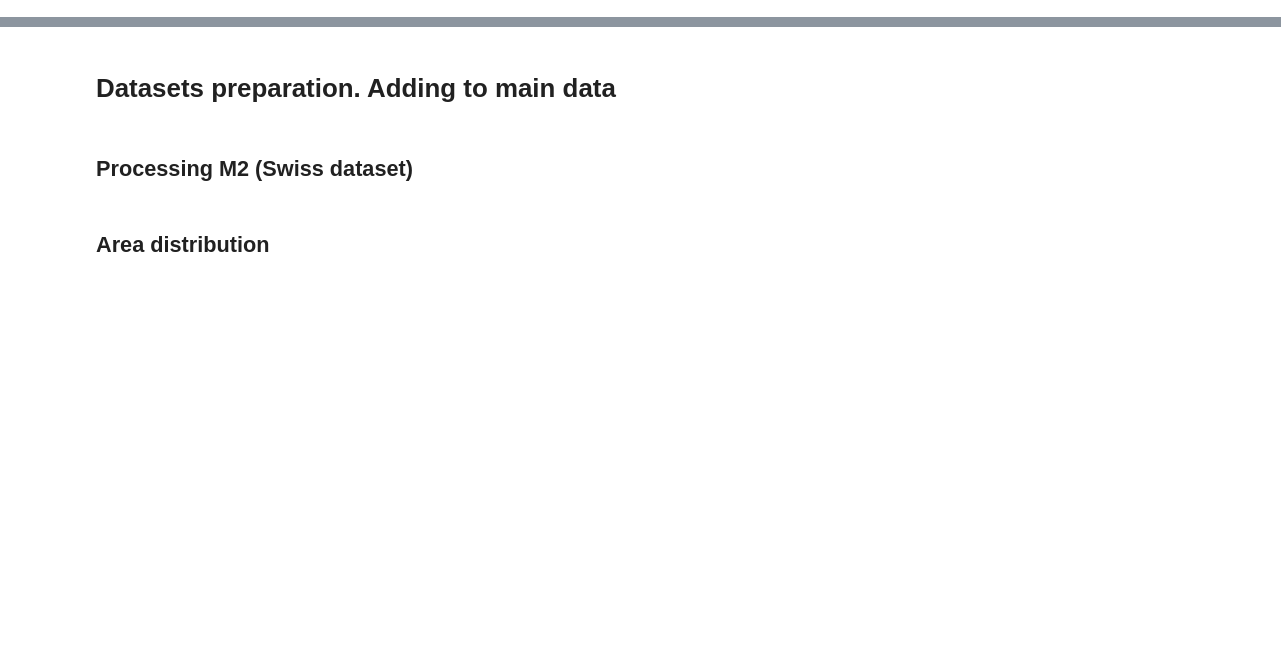
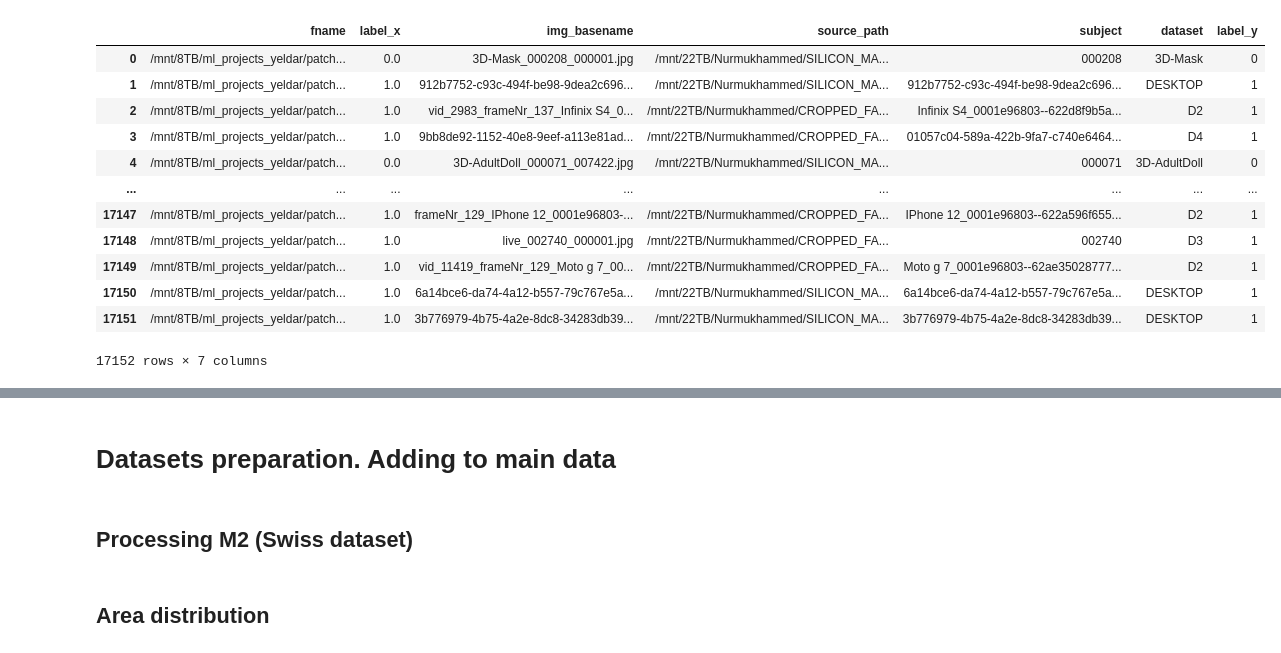
Before and after one commit to biometrickz/SSAN, a Jupyter notebook: data_analysis.ipynb, the cells around one changed output, grey strips where cells are left out. Drawn from its saved outputs; the diff is of its cells as text; code cells hidden in the pictures; blank space fills up the shorter version.

```diff
--- a/data_analysis.ipynb
+++ b/data_analysis.ipynb
@@ -0,0 +6,6 @@
+# %%
+# dpath =
+df = pd.read_csv('data/full_mask_detection_dataset.csv')
+df = df.rename(columns={'image_name': 'source_path'})
+df['img_basename'] = df['source_path'].apply(lambda x: os.path.basename(x))
+df
@@ -0,0 +26,6 @@
+# %%
+tdf = pd.read_csv("data/test_list13.csv")
+tdf['img_basename'] = tdf['fname'].apply(lambda x: os.path.basename(x))
+# tdf['src_path'] = tdf['fname'].apply(lambda x: x.replace("cropped_youtube_insta_tiktok", "total_400_frames2") if 'tiktok' in x else None)
+tdf = tdf[tdf['fname'].str.contains("M1_3_4")]
+tdf
@@ -0,0 +46,19 @@
+# %%
+test_data = pd.merge(tdf, df, on=['img_basename'], how='left')
+# test_data = test_data.drop(columns=['label_y', 'image_name'])
+# test_data = test_data.rename(columns={"label_x":"label"})
+test_data
+# %% [output]
+|  | fname | label_x | img_basename | source_path | subject | dataset | label_y |
+| 0 | /mnt/8TB/ml_projects_yeldar/patch... | 0.0 | 3D-Mask_000208_000001.jpg | /mnt/22TB/Nurmukhammed/SILICON_MA... | 000208 | 3D-Mask | 0 |
+| 1 | /mnt/8TB/ml_projects_yeldar/patch... | 1.0 | 912b7752-c93c-494f-be98-9dea2c696... | /mnt/22TB/Nurmukhammed/SILICON_MA... | 912b7752-c93c-494f-be98-9dea2c696... | DESKTOP | 1 |
+| 2 | /mnt/8TB/ml_projects_yeldar/patch... | 1.0 | vid_2983_frameNr_137_Infinix S4_0... | /mnt/22TB/Nurmukhammed/CROPPED_FA... | Infinix S4_0001e96803--622d8f9b5a... | D2 | 1 |
+| 3 | /mnt/8TB/ml_projects_yeldar/patch... | 1.0 | 9bb8de92-1152-40e8-9eef-a113e81ad... | /mnt/22TB/Nurmukhammed/CROPPED_FA... | 01057c04-589a-422b-9fa7-c740e6464... | D4 | 1 |
+| 4 | /mnt/8TB/ml_projects_yeldar/patch... | 0.0 | 3D-AdultDoll_000071_007422.jpg | /mnt/22TB/Nurmukhammed/SILICON_MA... | 000071 | 3D-AdultDoll | 0 |
+| ... | ... | ... | ... | ... | ... | ... | ... |
+| 17147 | /mnt/8TB/ml_projects_yeldar/patch... | 1.0 | frameNr_129_IPhone 12_0001e96803-... | /mnt/22TB/Nurmukhammed/CROPPED_FA... | IPhone 12_0001e96803--622a596f655... | D2 | 1 |
+| 17148 | /mnt/8TB/ml_projects_yeldar/patch... | 1.0 | live_002740_000001.jpg | /mnt/22TB/Nurmukhammed/CROPPED_FA... | 002740 | D3 | 1 |
+| 17149 | /mnt/8TB/ml_projects_yeldar/patch... | 1.0 | vid_11419_frameNr_129_Moto g 7_00... | /mnt/22TB/Nurmukhammed/CROPPED_FA... | Moto g 7_0001e96803--62ae35028777... | D2 | 1 |
+| 17150 | /mnt/8TB/ml_projects_yeldar/patch... | 1.0 | 6a14bce6-da74-4a12-b557-79c767e5a... | /mnt/22TB/Nurmukhammed/SILICON_MA... | 6a14bce6-da74-4a12-b557-79c767e5a... | DESKTOP | 1 |
+| 17151 | /mnt/8TB/ml_projects_yeldar/patch... | 1.0 | 3b776979-4b75-4a2e-8dc8-34283db39... | /mnt/22TB/Nurmukhammed/SILICON_MA... | 3b776979-4b75-4a2e-8dc8-34283db39... | DESKTOP | 1 |
+17152 rows × 7 columns
```
Also changed, not shown: parts of 20 cells of this notebook, 3 other files.
